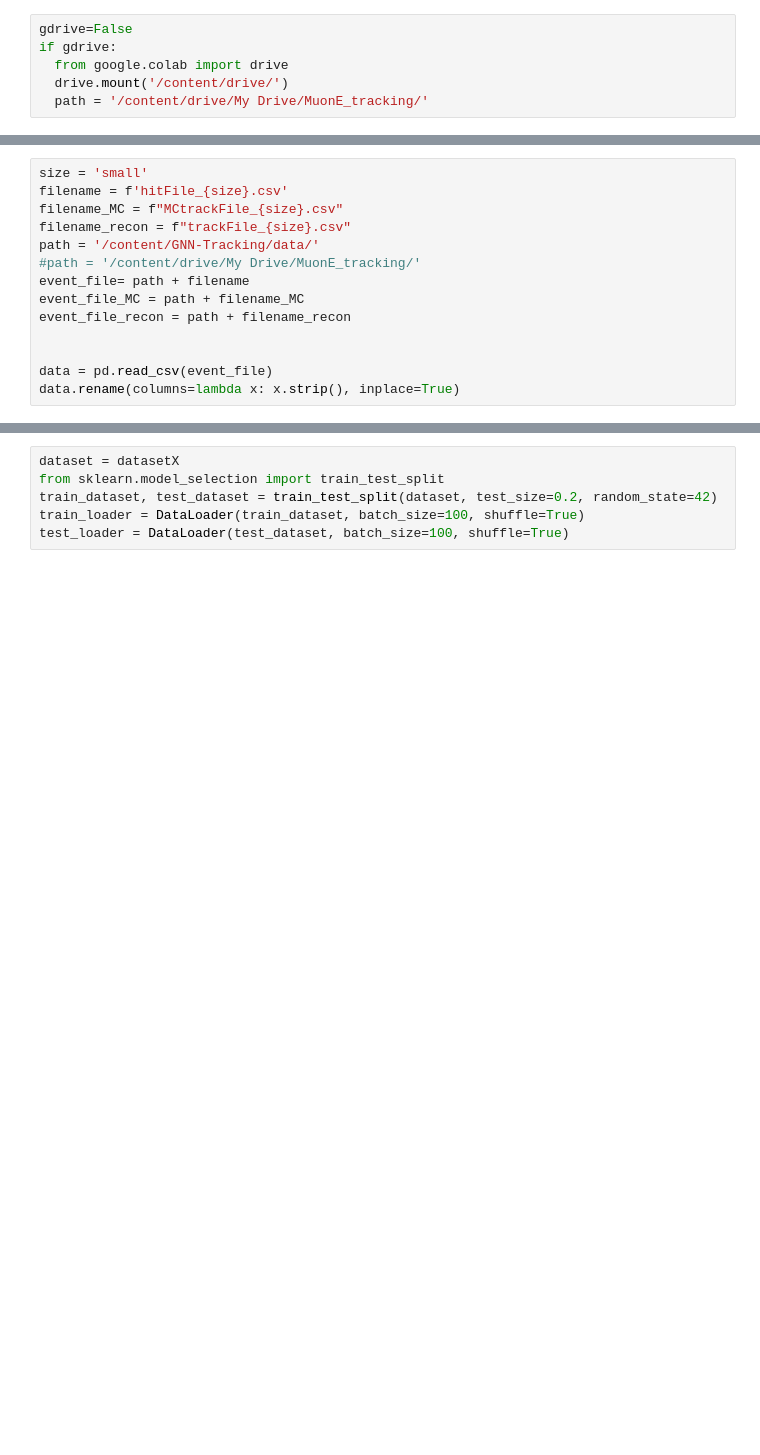
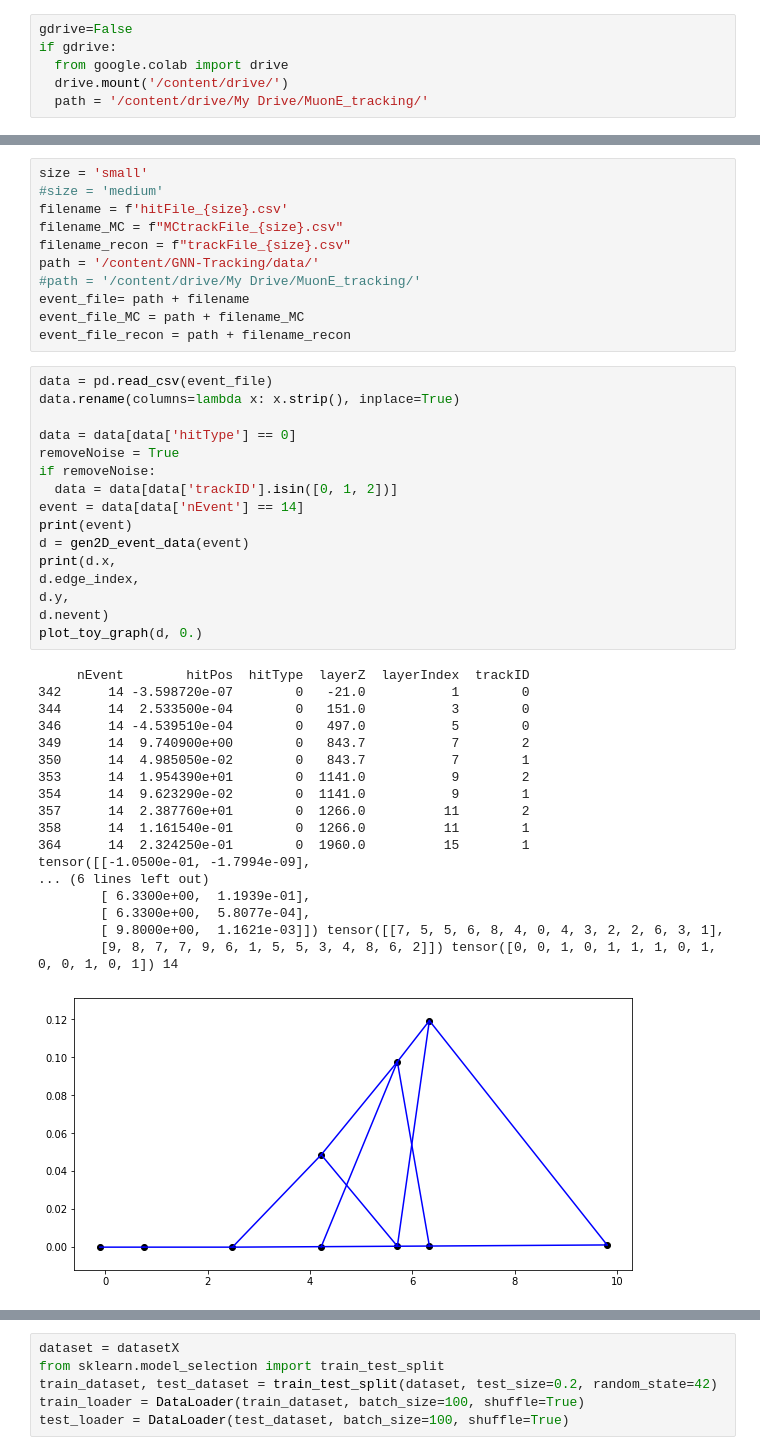
Before and after one commit to kamileo96/GNN-Tracking, a Jupyter notebook: GNN_muonE_2D.ipynb, the cells around one changed output, grey strips where cells are left out. Cells and saved outputs as stored; diff of their text form; blank space fills up the shorter version.

```diff
--- a/GNN_muonE_2D.ipynb
+++ b/GNN_muonE_2D.ipynb
@@ -344,6 +396,7 @@ def LoadHitFile(event_file, isX=True):
   return event_data_list
 # %%
 size = 'small'
+#size = 'medium'
 filename = f'hitFile_{size}.csv'
 filename_MC = f"MCtrackFile_{size}.csv"
 filename_recon = f"trackFile_{size}.csv"
@@ -352,9 +405,40 @@ path = '/content/GNN-Tracking/data/'
 event_file= path + filename
 event_file_MC = path + filename_MC
 event_file_recon = path + filename_recon
-
-
-data = pd.read_csv(event_file)
-data.rename(columns=lambda x: x.strip(), inplace=True)
+# %%
+data = pd.read_csv(event_file)
+data.rename(columns=lambda x: x.strip(), inplace=True)
+
+data = data[data['hitType'] == 0]
+removeNoise = True
+if removeNoise:
+  data = data[data['trackID'].isin([0, 1, 2])]
+event = data[data['nEvent'] == 14]
+print(event)
+d = gen2D_event_data(event)
+print(d.x,
+d.edge_index,
+d.y,
+d.nevent)
+plot_toy_graph(d, 0.)
+# %% [output]
+     nEvent        hitPos  hitType  layerZ  layerIndex  trackID
+342      14 -3.598720e-07        0   -21.0           1        0
+344      14  2.533500e-04        0   151.0           3        0
+346      14 -4.539510e-04        0   497.0           5        0
+349      14  9.740900e+00        0   843.7           7        2
+350      14  4.985050e-02        0   843.7           7        1
+353      14  1.954390e+01        0  1141.0           9        2
+354      14  9.623290e-02        0  1141.0           9        1
+357      14  2.387760e+01        0  1266.0          11        2
+358      14  1.161540e-01        0  1266.0          11        1
+364      14  2.324250e-01        0  1960.0          15        1
+tensor([[-1.0500e-01, -1.7994e-09],
+... (6 lines left out)
+        [ 6.3300e+00,  1.1939e-01],
+        [ 6.3300e+00,  5.8077e-04],
+        [ 9.8000e+00,  1.1621e-03]]) tensor([[7, 5, 5, 6, 8, 4, 0, 4, 3, 2, 2, 6, 3, 1],
+        [9, 8, 7, 7, 9, 6, 1, 5, 5, 3, 4, 8, 6, 2]]) tensor([0, 0, 1, 0, 1, 1, 1, 0, 1, 0, 0, 1, 0, 1]) 14
+[figure, added]
 # %%
 datasetX = LoadHitFile(event_file, True)
```
Also changed, not shown: parts of 18 cells of this notebook.
